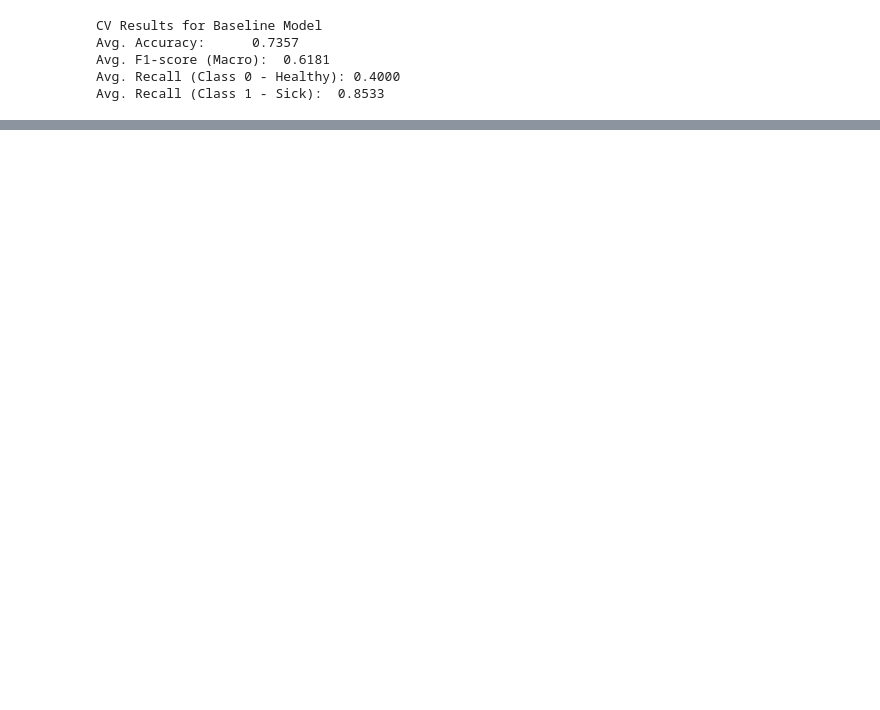
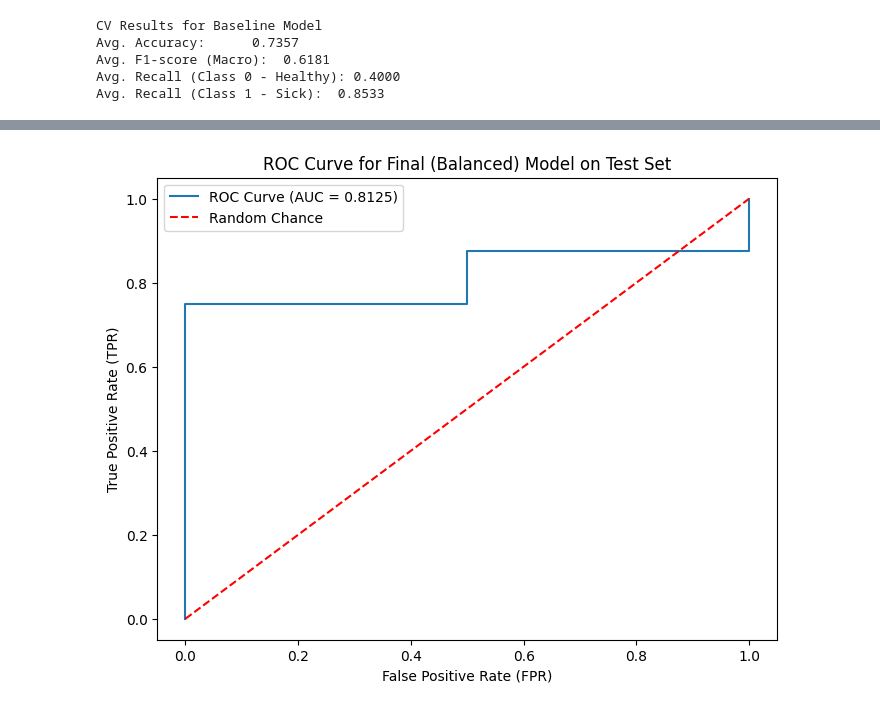
Before and after one commit to jeykeypdf/AI_MED_Recruitment, a Jupyter notebook: solution.ipynb, the cells around one changed output, grey strips where cells are left out. Cells and saved outputs as stored; diff of their text form; code cells hidden in the pictures; blank space fills up the shorter version.

```diff
--- a/solution.ipynb
+++ b/solution.ipynb
@@ -99,7 +99,7 @@ X=data.drop(columns=['ID','Cardiomegaly'])
 # %%
 #Now we can define the splits
 from sklearn.model_selection import train_test_split
-X_train,X_test,Y_train,Y_test=train_test_split(X,Y,test_size=0.2,random_state=42,stratify=Y)
+X_train,X_test,Y_train,Y_test=train_test_split(X,Y,test_size=0.25,random_state=42,stratify=Y)
 #Let's check the results
 print(X_train.shape)
 print(X_test.shape)
@@ -218,0 +273,30 @@ Avg. Recall (Class 1 - Sick):  0.8533
+# %%
+#Importing modules for ROC Curve
+from sklearn.metrics import roc_curve, roc_auc_score
+
+#Using the final_model (our best model, Balanced LogReg) from Cell 16
+#We need probabilities for the '1' class (Sick)
+
+final_model=LogisticRegression(random_state=42, class_weight='balanced')
+
+final_model.fit(X_train_scaled, Y_train)
+
+Y_pred_proba = final_model.predict_proba(X_test_scaled)[:, 1]
+
+#Calculate ROC curve points
+fpr, tpr, thresholds = roc_curve(Y_test, Y_pred_proba)
+
+#Calculate the AUC (Area Under the Curve)
+auc_score = roc_auc_score(Y_test, Y_pred_proba)
+
+#Plotting the ROC Curve
+plt.figure(figsize=(8, 6))
+plt.plot(fpr, tpr, label=f'ROC Curve (AUC = {auc_score:.4f})')
+plt.plot([0, 1], [0, 1], 'r--', label='Random Chance') #Diagonal line
+plt.xlabel("False Positive Rate (FPR)")
+plt.ylabel("True Positive Rate (TPR)")
+plt.title("ROC Curve for Final (Balanced) Model on Test Set")
+plt.legend()
+plt.show()
+# %% [output]
+[figure, added]
```
Also changed, not shown: parts of 6 cells of this notebook.
